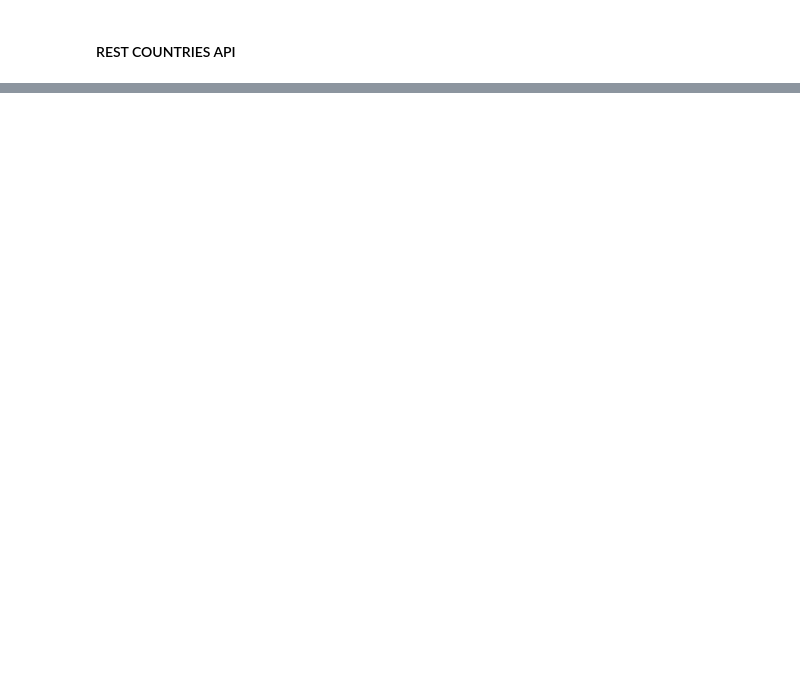
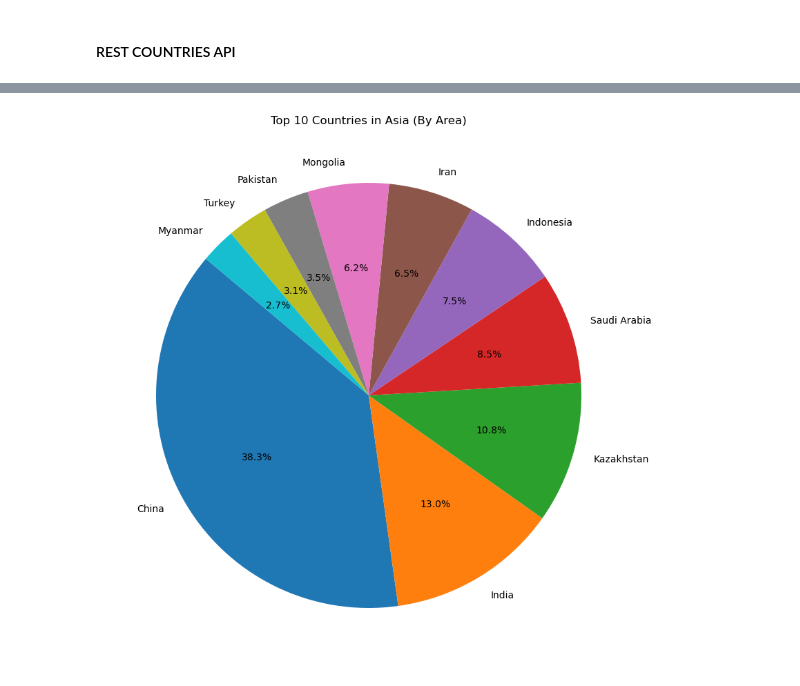
Before and after one commit to RumeysaHilal/api-project, a Jupyter notebook: test.ipynb, the cells around one changed output, grey strips where cells are left out. Drawn from its saved outputs; the diff is of its cells as text; code cells hidden in the pictures; blank space fills up the shorter version.

```diff
--- a/test.ipynb
+++ b/test.ipynb
@@ -88,0 +84,14 @@ countries_df
+# %%
+# Select countries in the Asia region
+asia_countries = countries_df[countries_df['Region'] == 'Asia']
+
+# Sort countries in Asia by area
+top_10_asia_area = asia_countries.sort_values(by='Area', ascending=False).head(10)
+
+# Create a pie chart for the top 10
+plt.figure(figsize=(10, 10))
+plt.pie(top_10_asia_area['Area'], labels=top_10_asia_area['Country'], autopct='%1.1f%%', startangle=140)
+plt.title('Top 10 Countries in Asia (By Area)')
+plt.show()
+# %% [output]
+[figure, added]
```
Also changed, not shown: parts of 19 cells of this notebook, 2 other files.
